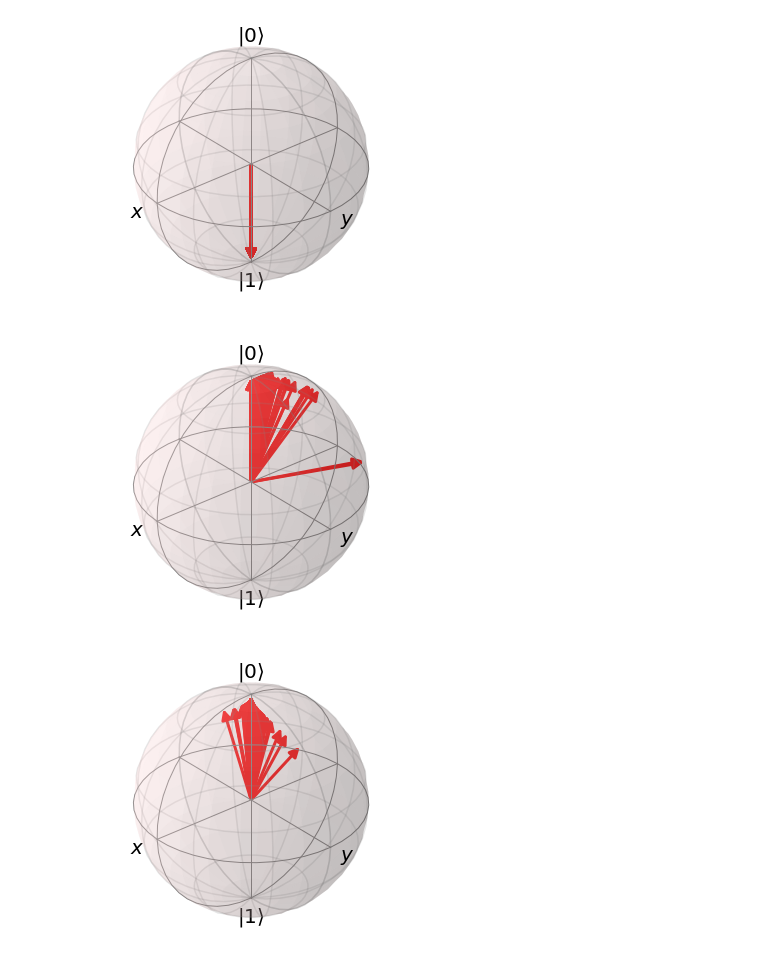
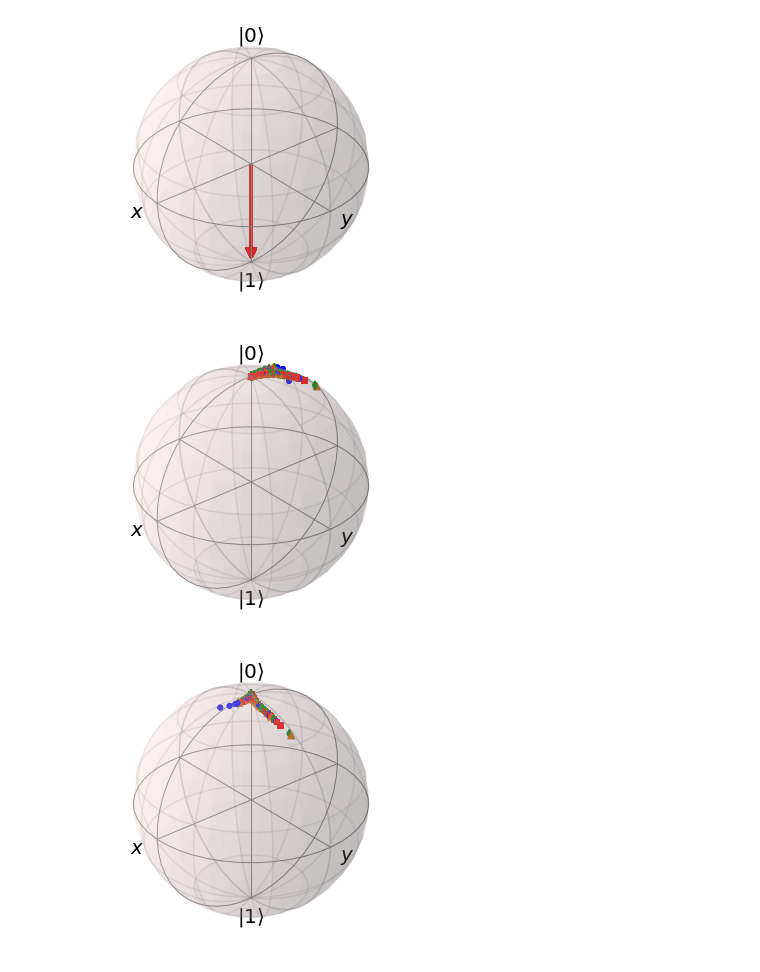
Before and after one commit to geoffrey-zheng/SrF-Calcs, a Jupyter notebook: Microwaves/Rotational-State-Transfer/spin-echo.ipynb, the cells around one changed output. Cells and saved outputs as stored; diff of their text form; code cells hidden in the pictures.

Commit message:
changed Rabi spin echo Bloch sphere

```diff
--- a/Microwaves/Rotational-State-Transfer/spin-echo.ipynb
+++ b/Microwaves/Rotational-State-Transfer/spin-echo.ipynb
@@ -503,35 +503,35 @@ for i in range(n):
 fig = plt.figure()
 ax = Axes3D(fig, azim=-40, elev=30)
 b = Bloch(axes=ax)
 
 def animate(i):
     b.clear()
     for j in range(n):
         if i < len(results[j].states):
             state = results[j].states[i]
         elif i < len(results[j].states) + len(results1[j].states):
             state = results1[j].states[i - len(results[j].states)]
         elif i < len(results[j].states) + len(results1[j].states) + len(results2[j].states):
             state = results2[j].states[i - len(results[j].states) - len(results1[j].states)]
         elif i < len(results[j].states) + len(results1[j].states) + len(results2[j].states) + len(results3[j].states):
             state = results3[j].states[i - len(results[j].states) - len(results1[j].states) - len(results2[j].states)]
         elif i < len(results[j].states) + len(results1[j].states) + len(results2[j].states) + len(results3[j].states) + len(results4[j].states):
             state = results4[j].states[i - len(results[j].states) - len(results1[j].states) - len(results2[j].states) - len(results3[j].states)]
         else:
             state = results5[j].states[i - len(results[j].states) - len(results1[j].states) - len(results2[j].states) - len(results3[j].states) - len(results4[j].states)]
 
-        b.add_states(state)
+        b.add_states(state, kind='point')
 
     b.make_sphere()
     return ax
 
 def init():
     b.vector_color = ['r']
     return ax
 
 ani = animation.FuncAnimation(fig, animate, np.arange(len(results[0].states) + len(results1[0].states) + len(results2[0].states) + len(results3[0].states) + len(results4[0].states) + len(results5[0].states)), init_func=init, blit=False, repeat=False)
-ani.save('rabi_spin_echo_double_no_alt.mp4', fps=50, writer='ffmpeg')
+ani.save('rabi_spin_echo_double_no_alt_points.mp4', fps=50, writer='ffmpeg')
 # %% [output]
-[figure, old version]
+[figure, new version]
 # %%
 #double rabi spin echo (XYX)(YXY) with decoherence in Y pulse.
@@ -624,7 +626,7 @@ def animate(i):
         else:
             state = results5[j].states[i - len(results[j].states) - len(results1[j].states) - len(results2[j].states) - len(results3[j].states) - len(results4[j].states)]
 
-        b.add_states(state)
+        b.add_states(state, kind='point')
 
     b.make_sphere()
     return ax
@@ -634,9 +636,9 @@ def init():
     return ax
 
 ani = animation.FuncAnimation(fig, animate, np.arange(len(results[0].states) + len(results1[0].states) + len(results2[0].states) + len(results3[0].states) + len(results4[0].states) + len(results5[0].states)), init_func=init, blit=False, repeat=False)
-ani.save('rabi_spin_echo_double_alt.mp4', fps=50, writer='ffmpeg')
+ani.save('rabi_spin_echo_double_alt_points.mp4', fps=50, writer='ffmpeg')
 # %% [output]
-[figure, old version]
+[figure, new version]
 # %%
 #finally, let's compare the depletion and revival probabilities for all 3 cases: no spin echo, (XYX)(XYX) spin echo, and (XYX)(YXY) spin echo
 
```
Also changed, not shown: parts of 2 cells of this notebook, 3 other files.
